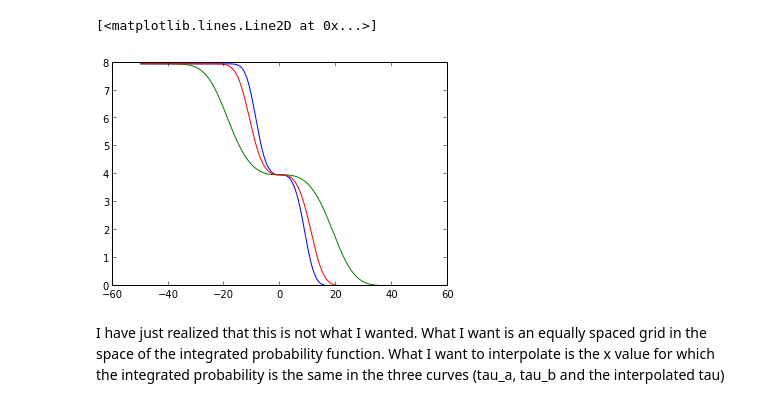
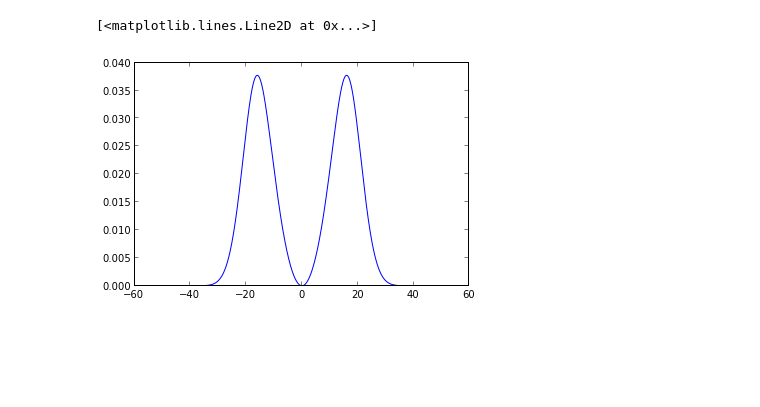
Before and after one commit to forero/LineInterpolation, a Jupyter notebook: code/NeufeldInterpolation.ipynb, the cells around one changed output. Cells and saved outputs as stored; diff of their text form; code cells hidden in the pictures; blank space fills up the shorter version.

Commit message:
working algorithm to make line interpolation for the Neufeld Solution

```diff
--- a/code/NeufeldInterpolation.ipynb
+++ b/code/NeufeldInterpolation.ipynb
@@ -4,4 +4,6 @@ def NeufeldSolution(x,x_input=0.0,a=1.0,tau=1.0):
     arg = abs(x**3 - x_input**3)
     arg = sqrt(pi**4 / 54.0) * arg / (a * tau)
     intense = intense / cosh(arg)
+    norma = trapz(intense, x)
+    intense  = intense/norma # the integral is normalized to be one
     return intense
@@ -58,10 +34,8 @@ plot(sort(x_mc))
 # %%
-tau_wanted = (2.0E6)
-J_c=NeufeldSolution(x,a=1.0e-3,tau=tau_wanted)
-csum_J_c = sum(J_c) - cumsum(J_c)
-plot(x,csum_J_a)
-plot(x,csum_J_b)
-plot(x,csum_J_c)
+x=arange(-50.0,50.0,delta_x)
+tau_c = 6.0E6
+J_c=NeufeldSolution(x,a=1.0e-3,tau=tau_c)
+plot(x, J_c)
 # %% [output]
 [<matplotlib.lines.Line2D at 0x...>]
-[figure, old version]
+[figure, new version]
@@ -74,2 +41,0 @@ delta_wanted = log10(tau_b)-log10(tau_wanted)
-# %% [markdown]
-I have just realized that this is not what I wanted. What I want is an equally spaced grid in the space of the integrated probability function. What I want to interpolate is the x value for which the integrated probability is the same in the three curves (tau_a, tau_b and the interpolated tau)
```
Also changed, not shown: parts of 19 cells of this notebook.
